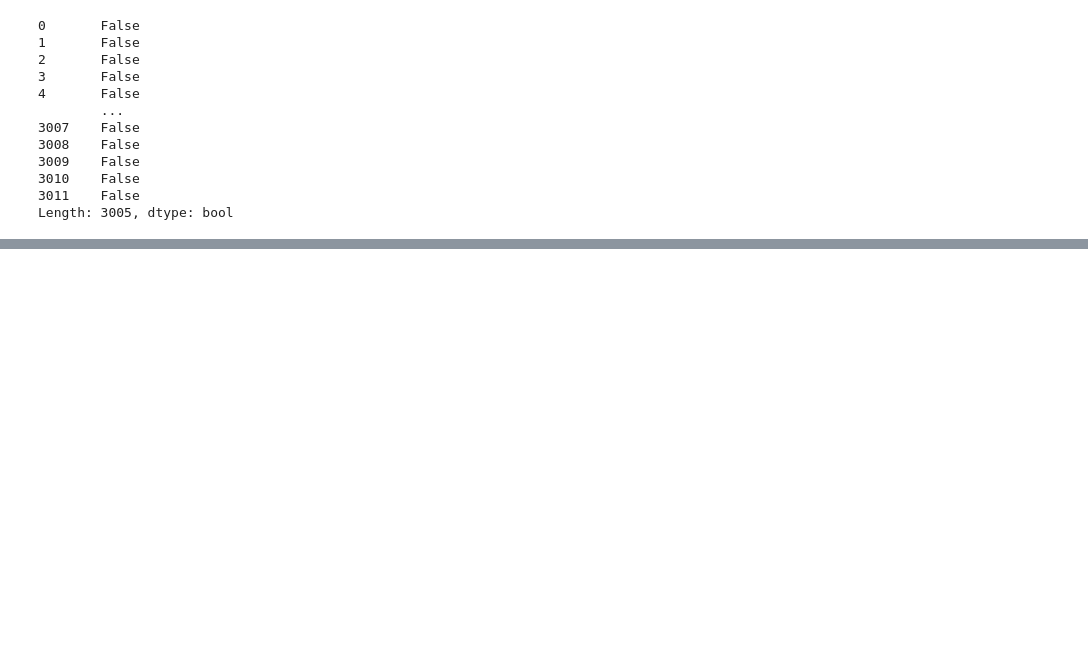
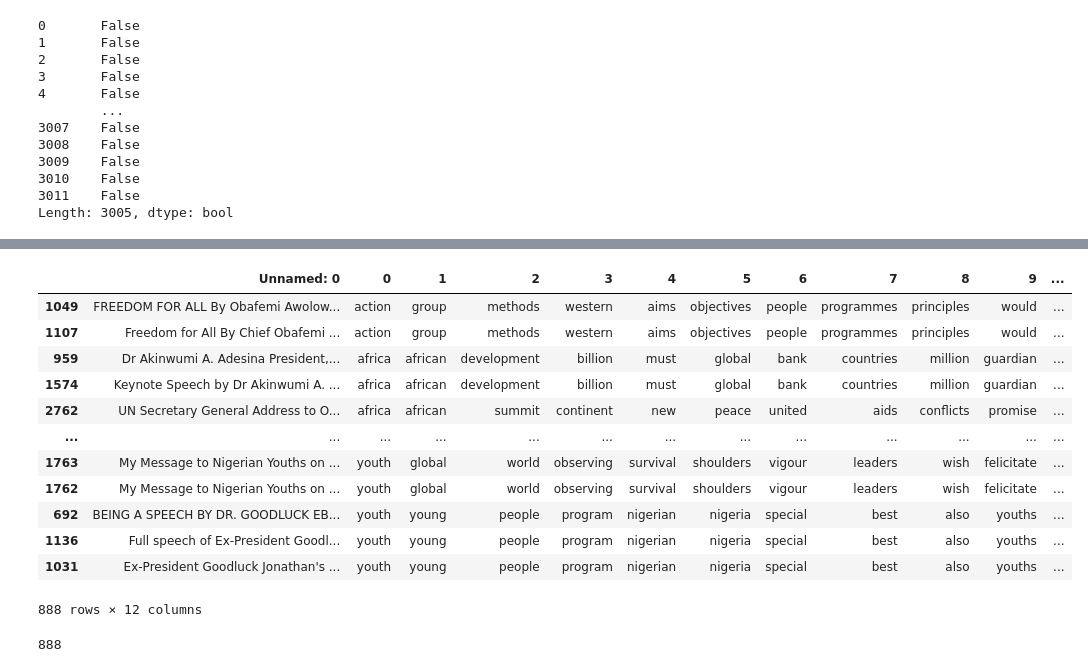
Before and after one commit to Davidmide02/ml-data, a Jupyter notebook: note.ipynb, the cells around one changed output, grey strips where cells are left out. Drawn from its saved outputs; the diff is of its cells as text; code cells hidden in the pictures; blank space fills up the shorter version.

Commit message:
oratory duplicate files

```diff
--- a/note.ipynb
+++ b/note.ipynb
@@ -407,0 +460,4 @@ new_oratory_df.to_csv('treated_oratory.csv')
+# %%
+df2 = pd.read_csv('oratory-most-common-words.csv')
+
+df2.head()
@@ -407,0 +471,8 @@ new_oratory_df.to_csv('treated_oratory.csv')
+# %%
+
+df2 =df2.dropna()
+df2 = df2.fillna("")
+
+df2['first_three_cols'] = df2['0'] + ' ' + df2['1'] + ' ' + ' ' + df2['2']
+
+df2['first_three_cols'].value_counts()
@@ -407,0 +493,24 @@ new_oratory_df.to_csv('treated_oratory.csv')
+# %%
+dup = df2[df2.duplicated('first_three_cols', keep=False)]
+
+dup = dup.sort_values(by='first_three_cols')
+# %%
+dup
+# %% [output]
+|  | Unnamed: 0 | 0 | 1 | 2 | 3 | 4 | 5 | 6 | 7 | 8 | 9 | ... |
+| 1049 | FREEDOM FOR ALL By Obafemi Awolow... | action | group | methods | western | aims | objectives | people | programmes | principles | would | ... |
+| 1107 | Freedom for All By Chief Obafemi ... | action | group | methods | western | aims | objectives | people | programmes | principles | would | ... |
+| 959 | Dr Akinwumi A. Adesina President,... | africa | african | development | billion | must | global | bank | countries | million | guardian | ... |
+| 1574 | Keynote Speech by Dr Akinwumi A. ... | africa | african | development | billion | must | global | bank | countries | million | guardian | ... |
+| 2762 | UN Secretary General Address to O... | africa | african | summit | continent | new | peace | united | aids | conflicts | promise | ... |
+| ... | ... | ... | ... | ... | ... | ... | ... | ... | ... | ... | ... | ... |
+| 1763 | My Message to Nigerian Youths on ... | youth | global | world | observing | survival | shoulders | vigour | leaders | wish | felicitate | ... |
+| 1762 | My Message to Nigerian Youths on ... | youth | global | world | observing | survival | shoulders | vigour | leaders | wish | felicitate | ... |
+| 692 | BEING A SPEECH BY DR. GOODLUCK EB... | youth | young | people | program | nigerian | nigeria | special | best | also | youths | ... |
+| 1136 | Full speech of Ex-President Goodl... | youth | young | people | program | nigerian | nigeria | special | best | also | youths | ... |
+| 1031 | Ex-President Goodluck Jonathan's ... | youth | young | people | program | nigerian | nigeria | special | best | also | youths | ... |
+888 rows × 12 columns
+# %%
+len(dup)
+# %% [output]
+888
```
Also changed, not shown: parts of 11 cells of this notebook, 1 other file.
